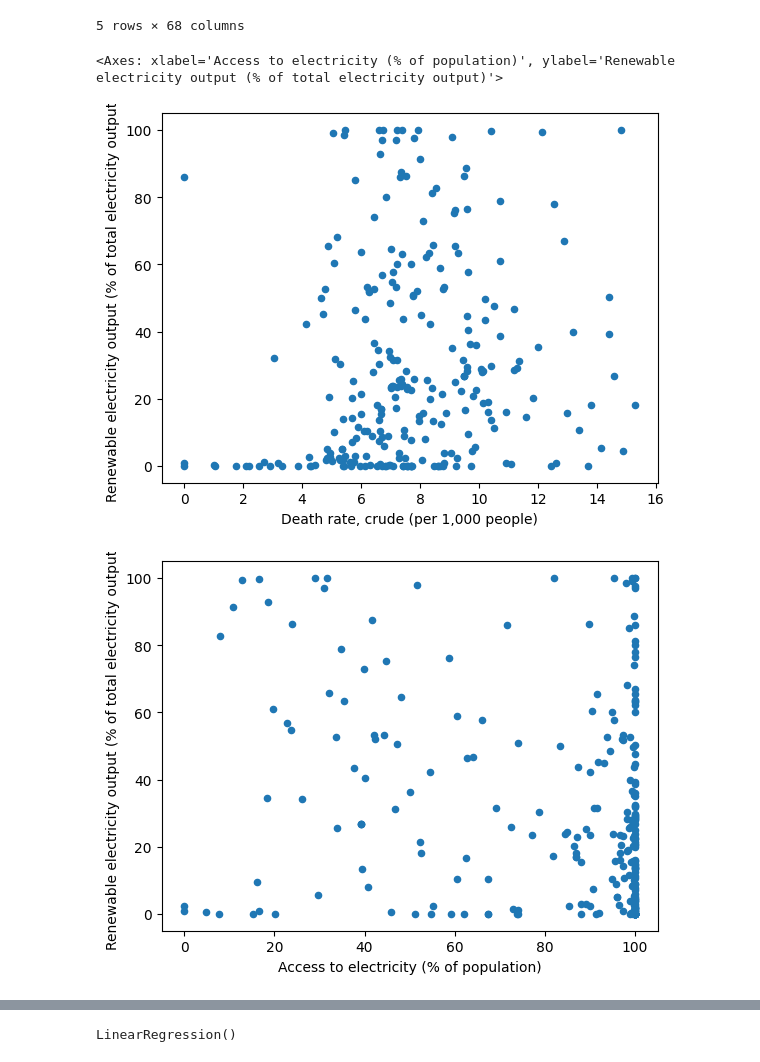
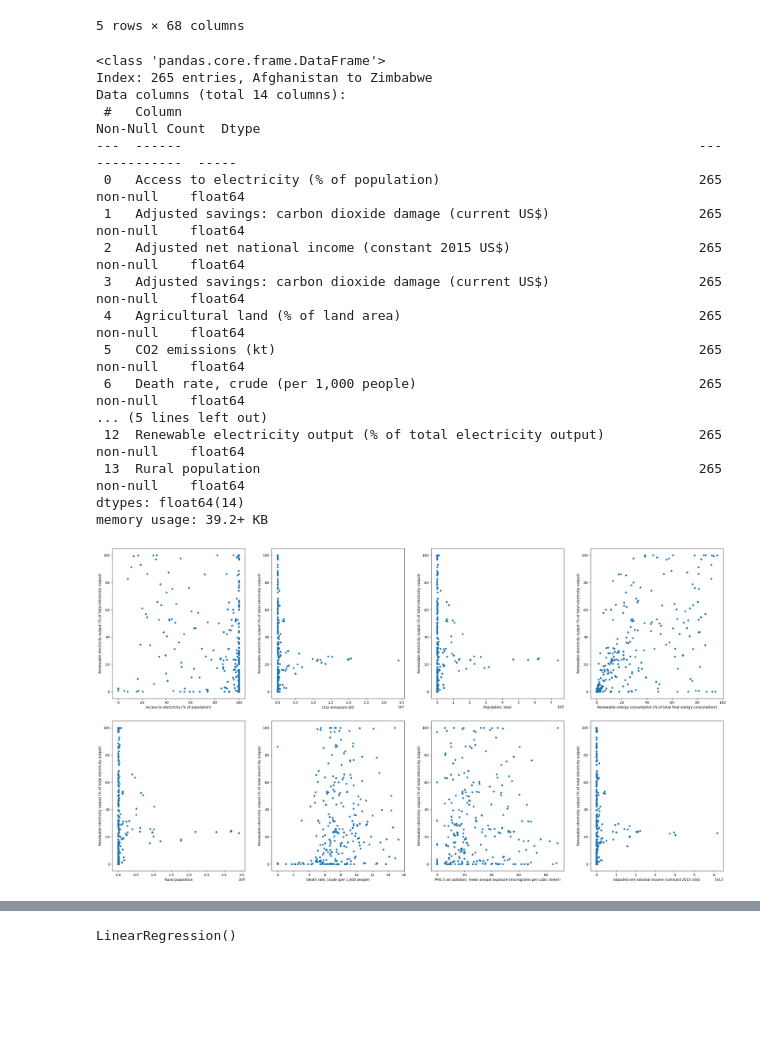
Before and after one commit to cadenmchan/dsci310_project, a Jupyter notebook: analysis.ipynb, the cells around one changed output, grey strips where cells are left out. Saved outputs shown, nothing was run; the diff lists cells and outputs as text; code cells hidden in the pictures; blank space fills up the shorter version.

Commit message:
made EDA graphs

```diff
--- a/analysis.ipynb
+++ b/analysis.ipynb
@@ -64,17 +64,52 @@ data4= data3[['Access to electricity (% of population)', 'Adjusted savings: carb
              'Renewable electricity output (% of total electricity output)','Rural population']]
 # %%
 #to keep this at the level of a DSCI100 project, NaN values were replaced with 0 instead of using a Standard Scaler, or another imputer method.
-
 data4=data4.fillna(0)
+energy_train_x=energy_train_x.fillna(0)
+data4.info()
+# %% [output]
+<class 'pandas.core.frame.DataFrame'>
+Index: 265 entries, Afghanistan to Zimbabwe
+Data columns (total 14 columns):
+ #   Column                                                                  Non-Null Count  Dtype
+---  ------                                                                  --------------  -----
+ 0   Access to electricity (% of population)                                 265 non-null    float64
+ 1   Adjusted savings: carbon dioxide damage (current US$)                   265 non-null    float64
+ 2   Adjusted net national income (constant 2015 US$)                        265 non-null    float64
+ 3   Adjusted savings: carbon dioxide damage (current US$)                   265 non-null    float64
+ 4   Agricultural land (% of land area)                                      265 non-null    float64
+ 5   CO2 emissions (kt)                                                      265 non-null    float64
+ 6   Death rate, crude (per 1,000 people)                                    265 non-null    float64
+... (5 lines left out)
+ 12  Renewable electricity output (% of total electricity output)            265 non-null    float64
+ 13  Rural population                                                        265 non-null    float64
+dtypes: float64(14)
+memory usage: 39.2+ KB
 # %%
+fig, axes = plt.subplots(nrows=2, ncols=4,figsize=(32, 17))
+
+toprow= ['Access to electricity (% of population)', 'CO2 emissions (kt)', 'Population, total', 'Renewable energy consumption (% of total final energy consumption)']
+bottomrow= ['Rural population', 'Death rate, crude (per 1,000 people)', 'PM2.5 air pollution, mean annual exposure (micrograms per cubic meter)', 'Adjusted net national income (constant 2015 US$)']
+
+c=-1
+for i in range(len(toprow)):
+    data4.plot.scatter(x=toprow[i], y='Renewable electricity output (% of total electricity output)', ax=axes[0,c+1])
+    c=c+1
+
+c=-1
+for i in range(len(bottomrow)):
+    data4.plot.scatter(x=bottomrow[i], y='Renewable electricity output (% of total electricity output)', ax=axes[1,c+1])
+    c=c+1
 
 
-data4.plot.scatter(x='Death rate, crude (per 1,000 people)', y='Renewable electricity output (% of total electricity output)')
-data4.plot.scatter(x='Access to electricity (% of population)', y='Renewable electricity output (% of total electricity output)')
+# data4.plot.scatter(x='Population, total', y='Renewable electricity output (% of total electricity output)', ax=axes[0,1])
+# data4.plot.scatter(x='Death rate, crude (per 1,000 people)', y='Renewable electricity output (% of total electricity output)', ax=axes[0,0]).set_title("title")
+# data4.plot.scatter(x='Access to electricity (% of population)', y='Renewable electricity output (% of total electricity output)',ax=axes[0,1]).plot(ax=axes[0,1])
+
+
+plt.subplots_adjust(wspace=0.2, hspace=0.15)
 # %% [output]
-<Axes: xlabel='Access to electricity (% of population)', ylabel='Renewable electricity output (% of total electricity output)'>
-[figure, old version]
+[figure, new version]
-[figure, removed]
 # %%
 #split data into training and testing
 
```
Also changed, not shown: parts of 2 cells of this notebook.
